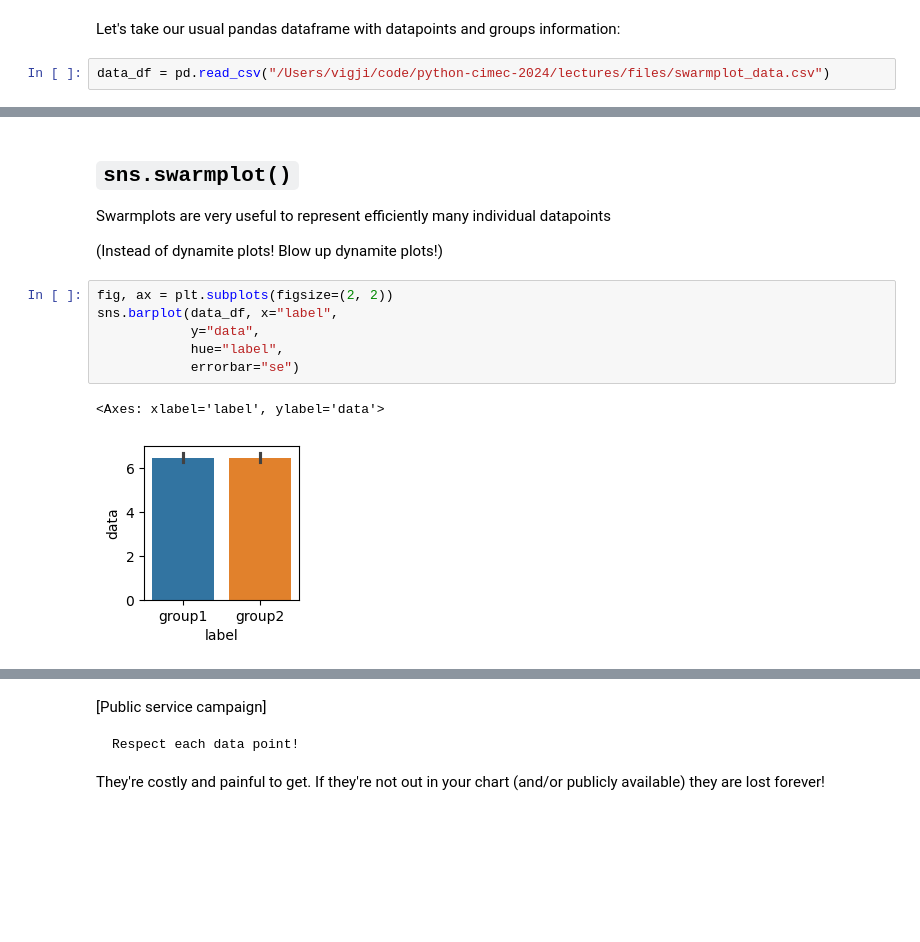
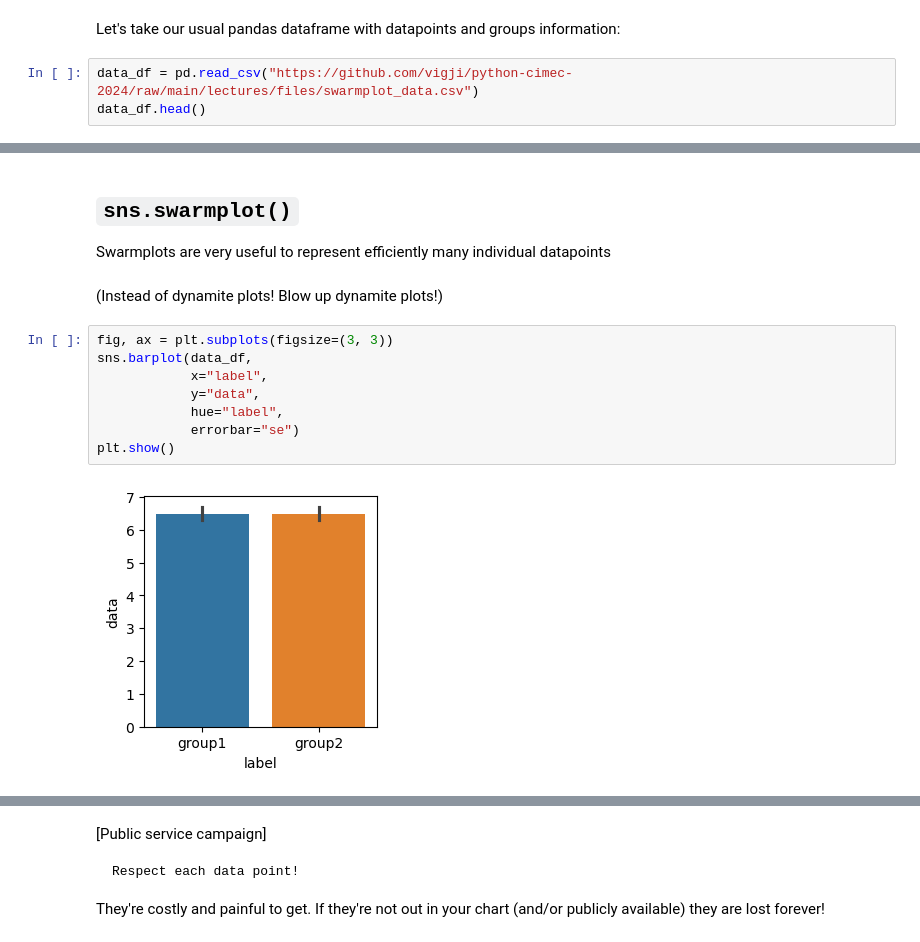
Before and after one commit to vigji/python-cimec-2024, a Jupyter notebook: lectures/Lecture1.5_More-plotting.ipynb, the cells around one changed output, grey strips where cells are left out. Drawn from its saved outputs; the diff is of its cells as text; blank space fills up the shorter version.

Commit message:
Fixes to lecture 1.5

```diff
--- a/lectures/Lecture1.5_More-plotting.ipynb
+++ b/lectures/Lecture1.5_More-plotting.ipynb
@@ -278,4 +307,5 @@ import pandas as pd
 # %% [markdown]
 Let's take our usual pandas dataframe with datapoints and groups information:
 # %%
-data_df = pd.read_csv("/Users/vigji/code/python-cimec-2024/lectures/files/swarmplot_data.csv")
+data_df = pd.read_csv("https://github.com/vigji/python-cimec-2024/raw/main/lectures/files/swarmplot_data.csv")
+data_df.head()
@@ -283,15 +320,16 @@ data_df = pd.read_csv("/Users/vigji/code/python-cimec-2024/lectures/files/swarmp
 ## `sns.swarmplot()`
 
 Swarmplots are very useful to represent efficiently many individual datapoints
-
-(Instead of dynamite plots! Blow up dynamite plots!)
+# %% [markdown]
+(Instead of dynamite plots! Blow up dynamite plots!)
 # %%
-fig, ax = plt.subplots(figsize=(2, 2))
-sns.barplot(data_df, x="label",
+fig, ax = plt.subplots(figsize=(3, 3))
+sns.barplot(data_df,
+            x="label",
             y="data",
             hue="label",
             errorbar="se")
+plt.show()
 # %% [output]
-<Axes: xlabel='label', ylabel='data'>
-[figure, old version]
+[figure, new version]
 # %%
```
Also changed, not shown: parts of 38 cells of this notebook, 1 other file.
